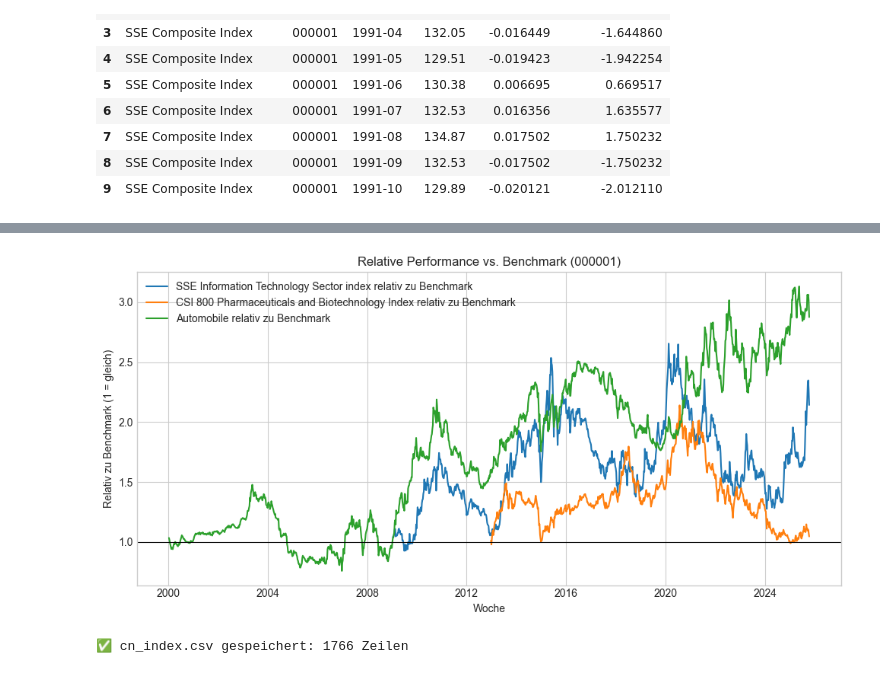
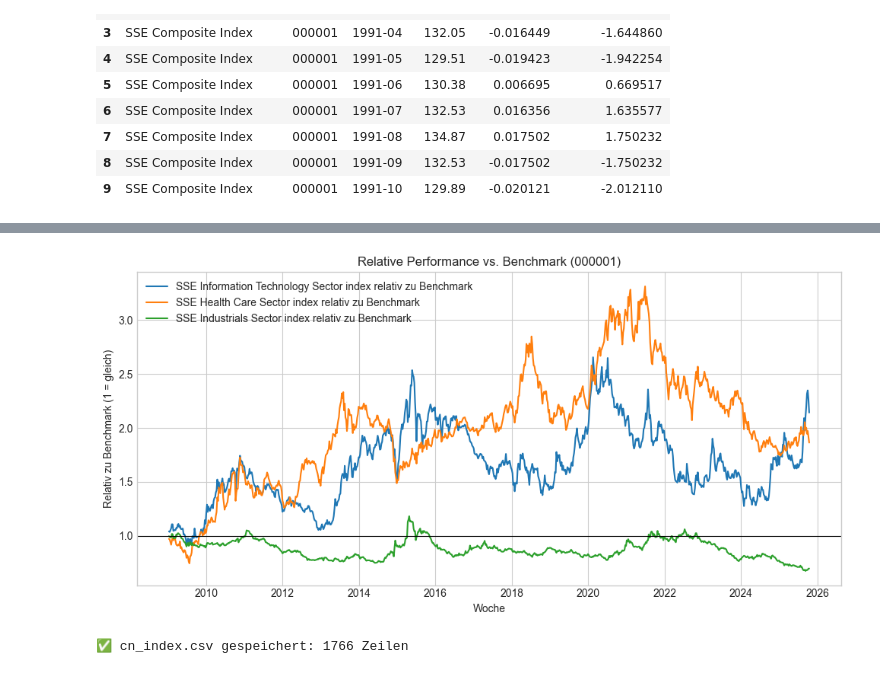
Before and after one commit to N4ims/mandarin-momentum, a Jupyter notebook: data_CN.ipynb, the cells around one changed output, grey strips where cells are left out. Drawn from its saved outputs; the diff is of its cells as text; code cells hidden in the pictures.

```diff
--- a/data_CN.ipynb
+++ b/data_CN.ipynb
@@ -467,7 +481,7 @@ import pandas as pd
 import matplotlib.pyplot as plt
 
 # Nur die vier gewünschten Indizes
-target_codes = ['000001', '000039', '000841', '801880']
+target_codes = ['000001', '000039', '000841', '801880', '000037', '000034']
 
 # Daten vorbereiten
 wk = merged_weekly[merged_weekly['IndexCode'].isin(target_codes)].copy()
@@ -513,7 +593,7 @@ import numpy as np
 import pandas as pd
 import matplotlib.pyplot as plt
 
-codes = ['000001', '000039', '000841', '801880']  # Benchmark + Subindizes
+codes = ['000001', '000039', '000037', '000034']  # Benchmark + Subindizes
 bench = '000001'  # SSE Composite Index
 
 # Daten vorbereiten
@@ -531,34 +611,34 @@ df['LogReturn'] = np.log(df['Closing']).groupby(df['IndexCode']).diff()
 pivot = df.pivot(index='WeekStart', columns='IndexCode', values='LogReturn').sort_index()
 
 # Nur Wochen behalten, in denen Benchmark vorhanden ist
 pivot = pivot.dropna(subset=[bench])
 
 # Relative Performance aus Exzess-Returns: exp(cumsum(sub - bench))
 rel = {}
 names = {}
 for code in codes:
     if code == bench or code not in pivot:
         continue
     pair = pivot[[bench, code]].dropna()               # nur gemeinsame Wochen
     ex_ret = (pair[code] - pair[bench]).cumsum()       # kum. Exzess-Logreturn
     rel_series = np.exp(ex_ret)                        # Start = 1.0
     rel[code] = rel_series
     # Label/Name
     names[code] = df.loc[df['IndexCode']==code, 'EnglishName'].dropna().iloc[0]
 
 # Plot
 plt.figure(figsize=(10,5))
 for code, series in rel.items():
     plt.plot(series.index, series.values, label=f"{names[code]} relativ zu Benchmark")
 plt.axhline(1.0, color='black', linewidth=0.8)
 plt.title("Relative Performance vs. Benchmark (000001)")
 plt.ylabel("Relativ zu Benchmark (1 = gleich)")
 plt.xlabel("Woche")
 plt.legend()
 plt.tight_layout()
 plt.show()
 # %% [output]
-[figure, old version]
+[figure, new version]
 # %%
 import pandas as pd
 
```
Also changed, not shown: parts of 6 cells of this notebook, 6 other files.
